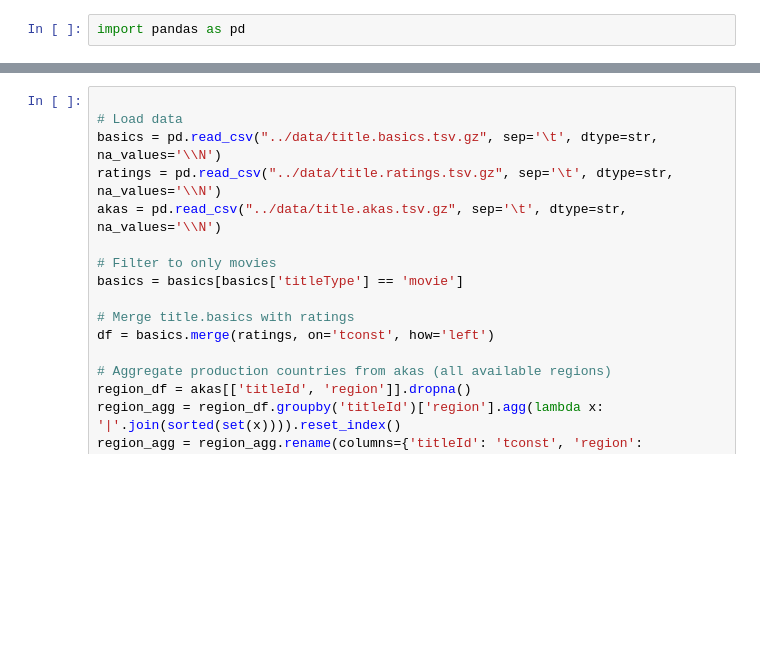
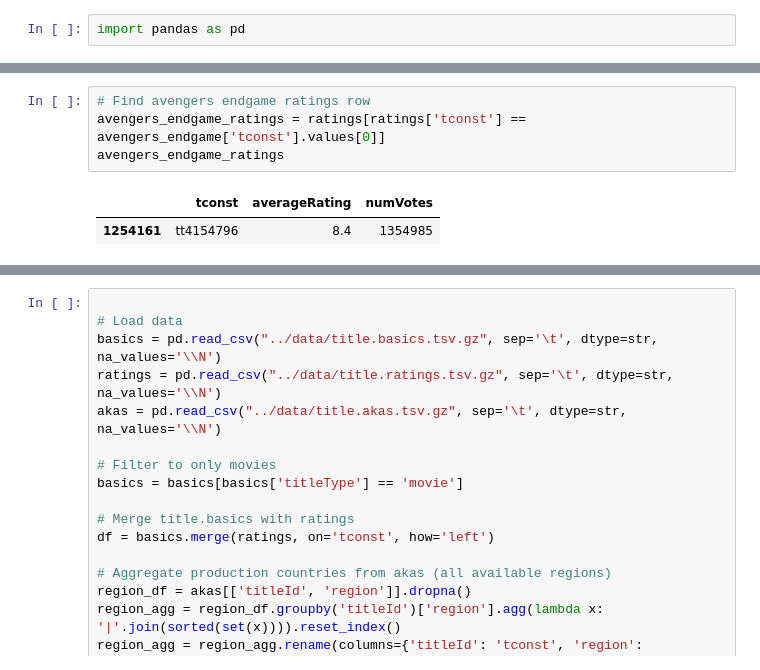
Before and after one commit to fvhreimert/social_data_final_project, a Jupyter notebook: data_cleaning.ipynb, the cells around one changed output, grey strips where cells are left out. Cells and saved outputs as stored; diff of their text form; blank space fills up the shorter version.

```diff
--- a/data_cleaning.ipynb
+++ b/data_cleaning.ipynb
@@ -97,0 +20,7 @@ df_final
+# %%
+# Find avengers endgame ratings row
+avengers_endgame_ratings = ratings[ratings['tconst'] == avengers_endgame['tconst'].values[0]]
+avengers_endgame_ratings
+# %% [output]
+|  | tconst | averageRating | numVotes |
+| 1254161 | tt4154796 | 8.4 | 1354985 |
```
Also changed, not shown: parts of 22 cells of this notebook, 8 other files.
